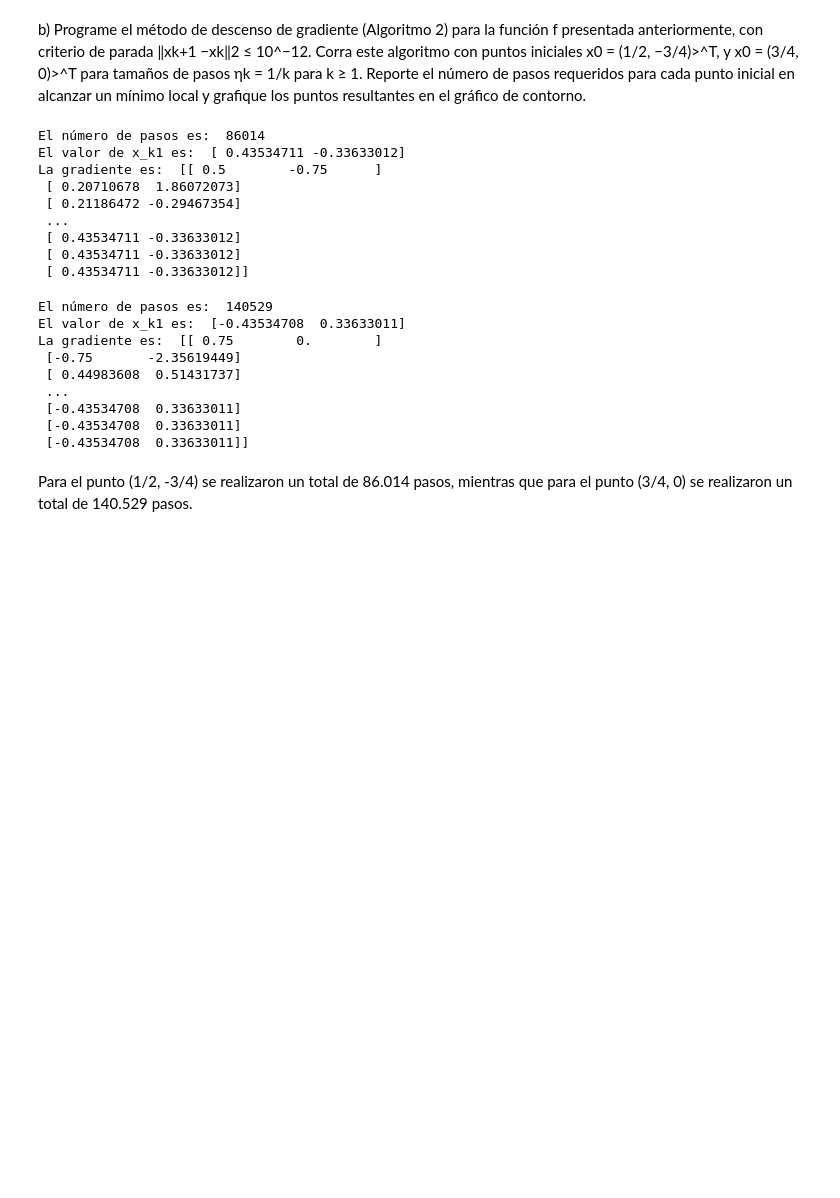
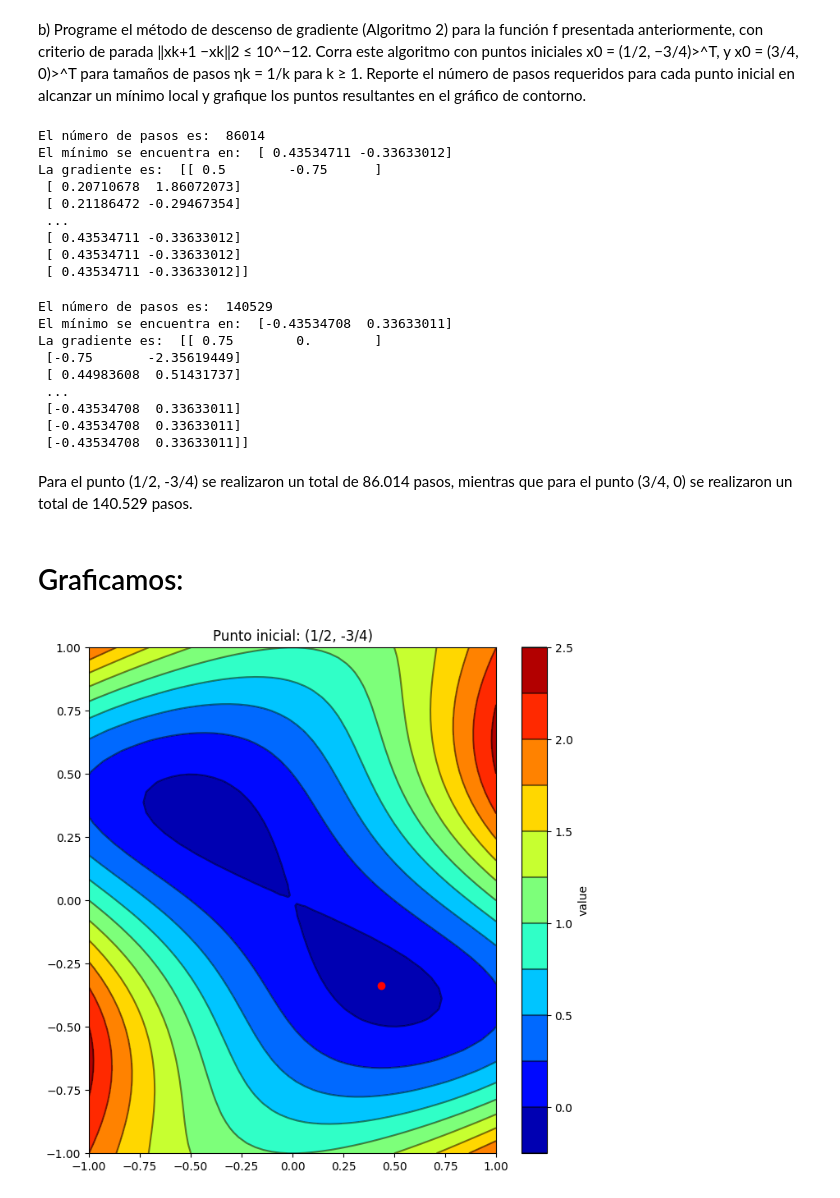
Before and after one commit to DvskyfenixX/Calculo-para-Ciencia-de-Datos, a Jupyter notebook: tarea_2.ipynb, the cells around one changed output. Cells and saved outputs as stored; diff of their text form; code cells hidden in the pictures; blank space fills up the shorter version.

```diff
--- a/tarea_2.ipynb
+++ b/tarea_2.ipynb
@@ -79,11 +80,11 @@ def gradiente_descendiente(x_k, epsilon = (10**(-12))):
 x_0 = np.array([1/2, -3/4])
 pasos, x_k1, fxparcial = gradiente_descendiente(x_0)
 print("El número de pasos es: ", pasos)
-print("El valor de x_k1 es: ", x_k1)
+print("El mínimo se encuentra en: ", x_k1)
 print("La gradiente es: ", np.array(fxparcial))
 # %% [output]
 El número de pasos es:  86014
-El valor de x_k1 es:  [ 0.43534711 -0.33633012]
+El mínimo se encuentra en:  [ 0.43534711 -0.33633012]
 La gradiente es:  [[ 0.5        -0.75      ]
  [ 0.20710678  1.86072073]
  [ 0.21186472 -0.29467354]
@@ -95,11 +96,11 @@ La gradiente es:  [[ 0.5        -0.75      ]
 x_0_2 = np.transpose(np.array([3/4, 0]))
 pasos_2, x_k1_2, fxparcial_2 = gradiente_descendiente(x_0_2)
 print("El número de pasos es: ", pasos_2)
-print("El valor de x_k1 es: ", x_k1_2)
+print("El mínimo se encuentra en: ", x_k1_2)
 print("La gradiente es: ", np.array(fxparcial_2))
 # %% [output]
 El número de pasos es:  140529
-El valor de x_k1 es:  [-0.43534708  0.33633011]
+El mínimo se encuentra en:  [-0.43534708  0.33633011]
 La gradiente es:  [[ 0.75        0.        ]
  [-0.75       -2.35619449]
  [ 0.44983608  0.51431737]
@@ -109,4 +110,19 @@ La gradiente es:  [[ 0.75        0.        ]
  [-0.43534708  0.33633011]]
 # %% [markdown]
 Para el punto (1/2, -3/4) se realizaron un total de 86.014 pasos, mientras que para el punto (3/4, 0) se realizaron un total de 140.529 pasos.
+# %% [markdown]
+# Graficamos:
+# %%
+# Gráfico punto inicial (1/2, -3/4)
+
+fig = plt.figure(figsize=(8, 8))
+CS = plt.contourf(xx, yy, f(xx, yy), levels=10, cmap='jet')
+cbar = fig.colorbar(CS, label='value')
+CS2 = plt.contour(CS, levels=CS.levels[::1], colors='k', alpha=0.5)
+cbar.add_lines(CS2)
+plt.title('Punto inicial: (1/2, -3/4)')
+plt.scatter(np.array(x_k1[0]), np.array(x_k1[1]), color='r', marker='o')
+plt.show()
+# %% [output]
+[figure, added]
 # %%
```
Also changed, not shown: parts of 15 cells of this notebook, 1 other file.
